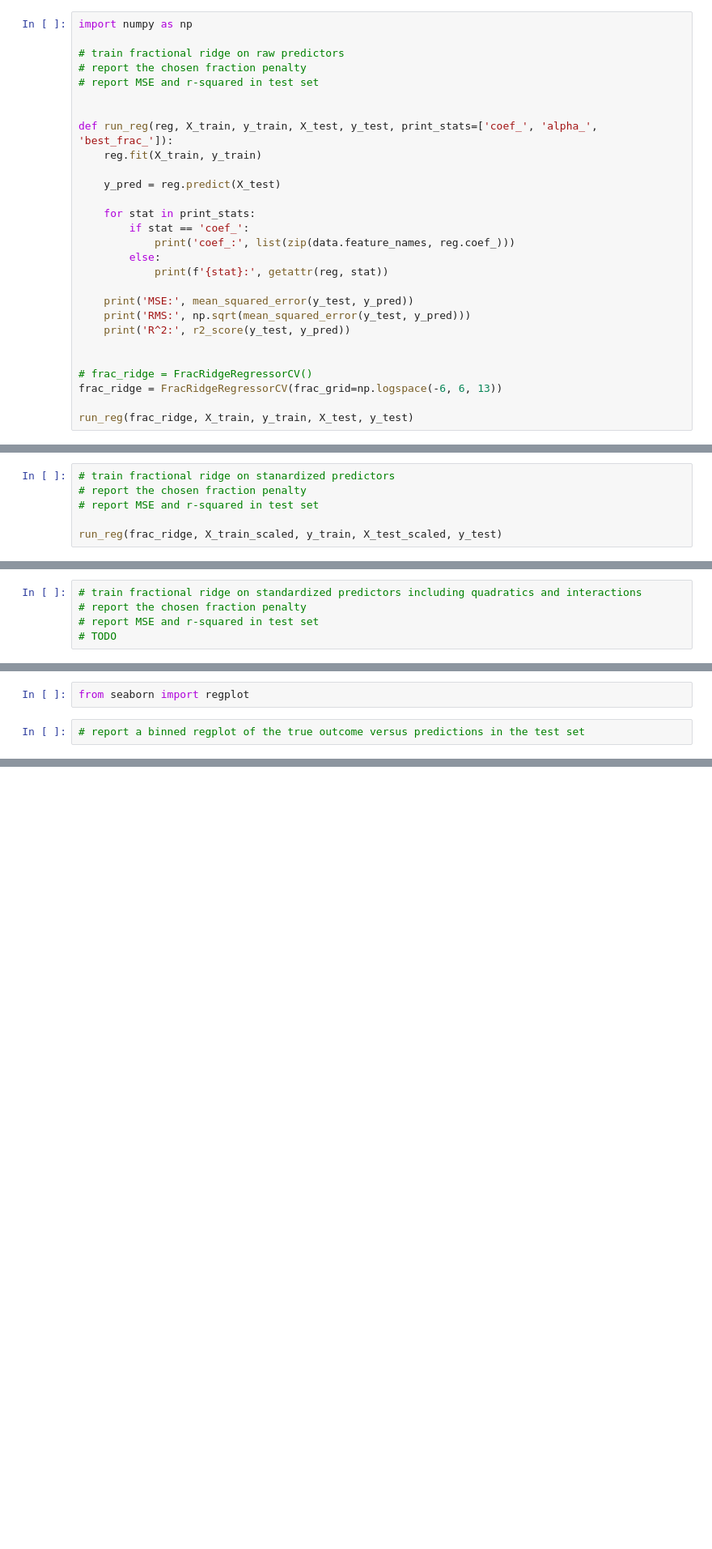
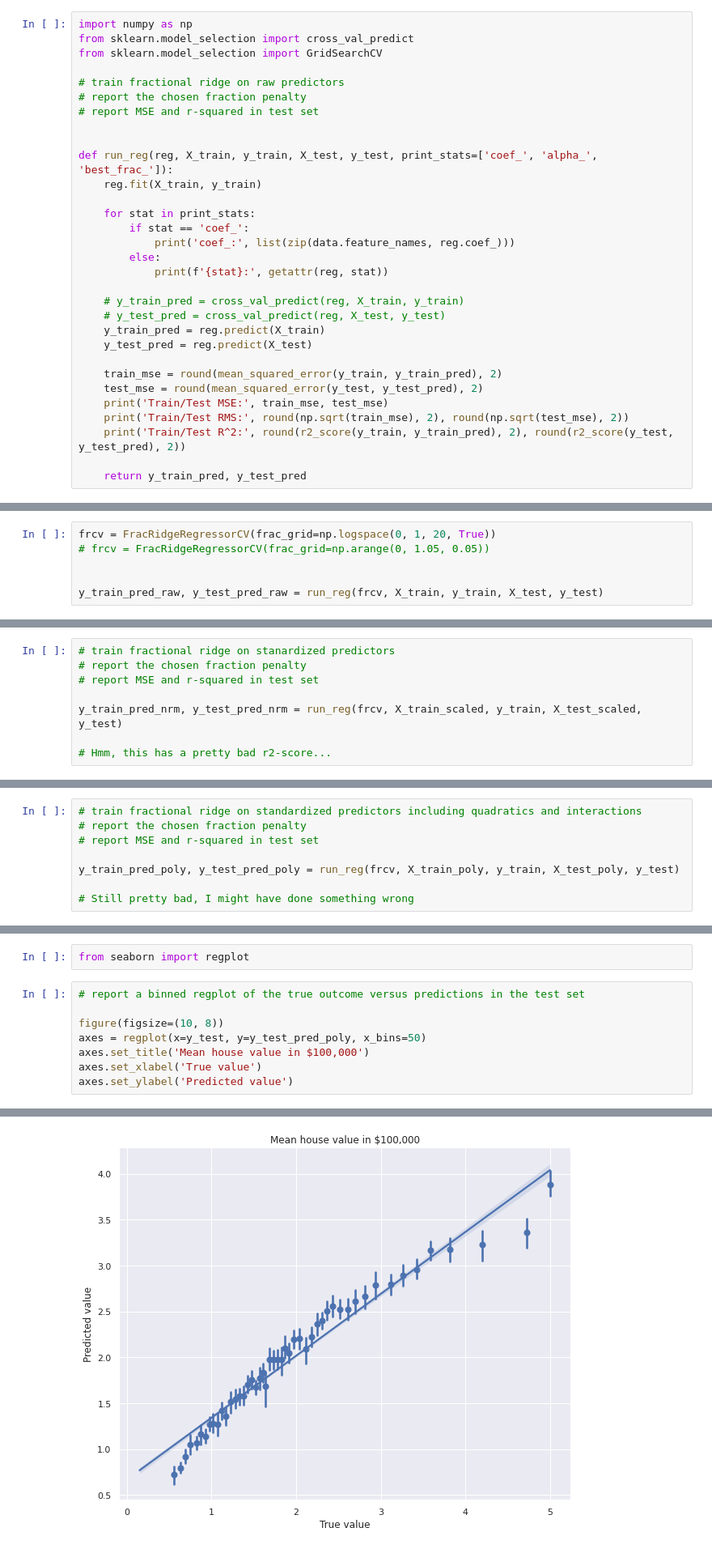
Before and after one commit to fedj99/robot_judge_2021, a Jupyter notebook: homeworks/HW03.ipynb, the cells around one changed output, grey strips where cells are left out. Shown at 81% size. Drawn from its saved outputs; the diff is of its cells as text; blank space fills up the shorter version.

```diff
--- a/homeworks/HW03.ipynb
+++ b/homeworks/HW03.ipynb
@@ -176,6 +241,8 @@ from fracridge import FracRidgeRegressorCV
 from sklearn.metrics import mean_squared_error, r2_score
 # %%
 import numpy as np
+from sklearn.model_selection import cross_val_predict
+from sklearn.model_selection import GridSearchCV
 
 # train fractional ridge on raw predictors
 # report the chosen fraction penalty
@@ -185,20 +252,21 @@ import numpy as np
 def run_reg(reg, X_train, y_train, X_test, y_test, print_stats=['coef_', 'alpha_', 'best_frac_']):
     reg.fit(X_train, y_train)
 
-    y_pred = reg.predict(X_test)
-
     for stat in print_stats:
         if stat == 'coef_':
             print('coef_:', list(zip(data.feature_names, reg.coef_)))
         else:
             print(f'{stat}:', getattr(reg, stat))
 
-    print('MSE:', mean_squared_error(y_test, y_pred))
-    print('RMS:', np.sqrt(mean_squared_error(y_test, y_pred)))
-    print('R^2:', r2_score(y_test, y_pred))
+    # y_train_pred = cross_val_predict(reg, X_train, y_train)
+    # y_test_pred = cross_val_predict(reg, X_test, y_test)
+    y_train_pred = reg.predict(X_train)
+    y_test_pred = reg.predict(X_test)
 
+    train_mse = round(mean_squared_error(y_train, y_train_pred), 2)
+    test_mse = round(mean_squared_error(y_test, y_test_pred), 2)
+    print('Train/Test MSE:', train_mse, test_mse)
+    print('Train/Test RMS:', round(np.sqrt(train_mse), 2), round(np.sqrt(test_mse), 2))
+    print('Train/Test R^2:', round(r2_score(y_train, y_train_pred), 2), round(r2_score(y_test, y_test_pred), 2))
 
-# frac_ridge = FracRidgeRegressorCV()
-frac_ridge = FracRidgeRegressorCV(frac_grid=np.logspace(-6, 6, 13))
-
-run_reg(frac_ridge, X_train, y_train, X_test, y_test)
+    return y_train_pred, y_test_pred
@@ -211,0 +273,6 @@ R^2: -0.18198717669424425
+# %%
+frcv = FracRidgeRegressorCV(frac_grid=np.logspace(0, 1, 20, True))
+# frcv = FracRidgeRegressorCV(frac_grid=np.arange(0, 1.05, 0.05))
+
+
+y_train_pred_raw, y_test_pred_raw = run_reg(frcv, X_train, y_train, X_test, y_test)
@@ -214,5 +288,7 @@ R^2: -0.18198717669424425
 # report the chosen fraction penalty
 # report MSE and r-squared in test set
 
-run_reg(frac_ridge, X_train_scaled, y_train, X_test_scaled, y_test)
+y_train_pred_nrm, y_test_pred_nrm = run_reg(frcv, X_train_scaled, y_train, X_test_scaled, y_test)
+
+# Hmm, this has a pretty bad r2-score...
 # %% [output]
@@ -225,4 +302,7 @@ R^2: -3.8290207362068056
 # train fractional ridge on standardized predictors including quadratics and interactions
 # report the chosen fraction penalty
 # report MSE and r-squared in test set
-# TODO
+
+y_train_pred_poly, y_test_pred_poly = run_reg(frcv, X_train_poly, y_train, X_test_poly, y_test)
+
+# Still pretty bad, I might have done something wrong
@@ -230,3 +317,10 @@ R^2: -3.8290207362068056
 from seaborn import regplot
 # %%
 # report a binned regplot of the true outcome versus predictions in the test set
+
+figure(figsize=(10, 8))
+axes = regplot(x=y_test, y=y_test_pred_poly, x_bins=50)
+axes.set_title('Mean house value in $100,000')
+axes.set_xlabel('True value')
+axes.set_ylabel('Predicted value')
+# %% [output]
@@ -233,2 +328,3 @@ from seaborn import regplot
+[figure, added]
 # %% [markdown]
 **How do the results change when using different predictors? Which one do you think is the best model for this task? Explain.**
```
Also changed, not shown: parts of 16 cells of this notebook.
